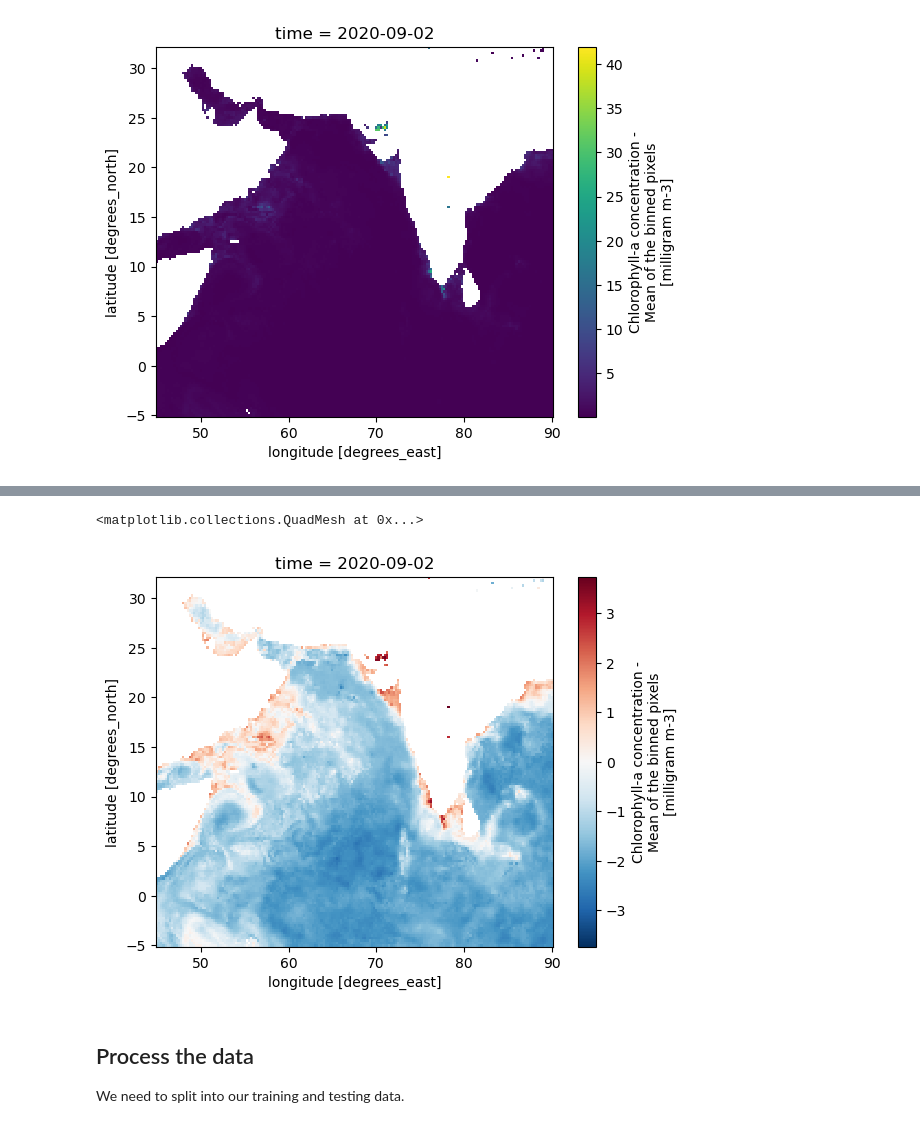
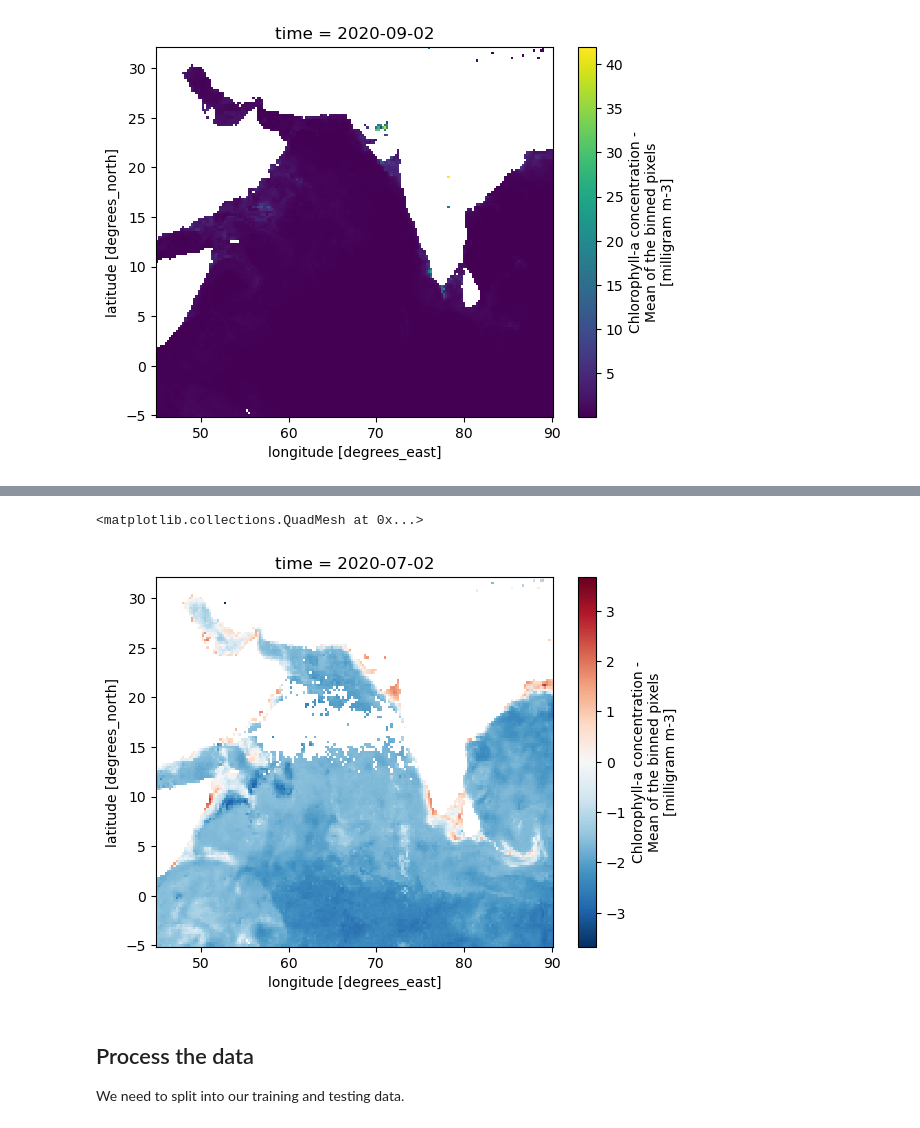
Before and after one commit to ocean-satellite-tools/mind-the-chl-gap-2024, a Jupyter notebook: book/notebooks/Data_Prep.ipynb, the cells around one changed output, grey strips where cells are left out. Saved outputs shown, nothing was run; the diff lists cells and outputs as text; code cells hidden in the pictures.

```diff
--- a/book/notebooks/Data_Prep.ipynb
+++ b/book/notebooks/Data_Prep.ipynb
@@ -41,9 +45,9 @@ p = zarr_CHL.sel(time='2020-09-02').CHL.plot(y='lat', x='lon')
 # %%
 # log scale
-np.log(zarr_CHL.sel(time='2020-09-02').CHL).plot(y='lat', x='lon')
+np.log(zarr_CHL.sel(time='2020-07-02').CHL).plot(y='lat', x='lon')
 # %% [output]
 <matplotlib.collections.QuadMesh at 0x...>
-[figure, old version]
+[figure, new version]
 # %% [markdown]
 ## Process the data
 
```
Also changed, not shown: parts of 1 cell of this notebook, 2 other files.
